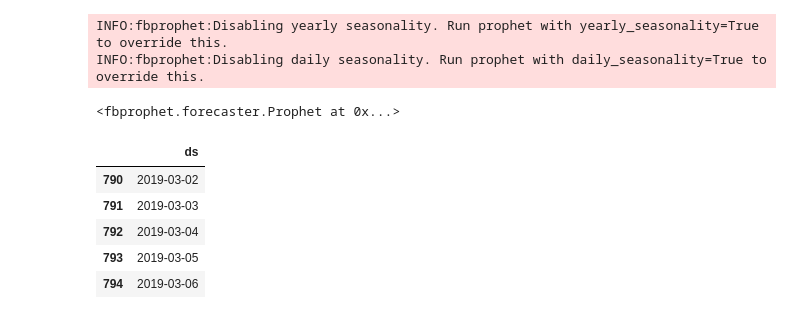
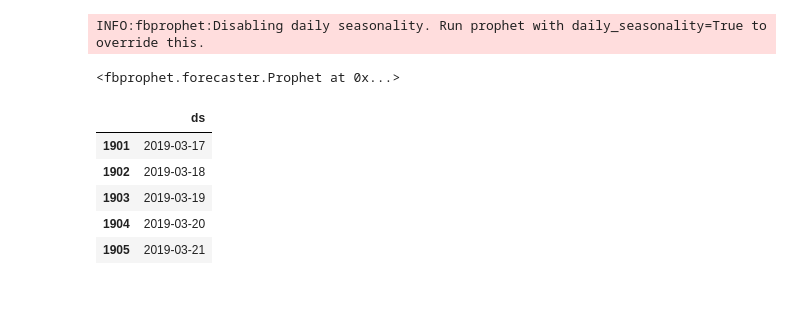
Before and after one commit to Jadezzz/Taipower_forecast, a Jupyter notebook: Prophet_model.ipynb, the cells around one changed output. Saved outputs shown, nothing was run; the diff lists cells and outputs as text; code cells hidden in the pictures.

```diff
--- a/Prophet_model.ipynb
+++ b/Prophet_model.ipynb
@@ -1,34 +7,31 @@
 # %%
-import pandas as pd
-import matplotlib.pyplot as plt
-%matplotlib inline
-from fbprophet import Prophet
+data_2014_2016 = pd.read_csv('./datasets/2014_2016_simple.csv')
 data_2017 = pd.read_csv('./datasets/2017_simple.csv')
 data_2018 = pd.read_csv('./datasets/2018_simple.csv')
 data_2019 = pd.read_csv('./datasets/2019_simple.csv')
+holidays = pd.read_csv('./datasets/holidays.csv')
 # %%
 data = pd.DataFrame()
-all_data = pd.concat([data_2017, data_2018], ignore_index = True, sort=False)
+all_data = pd.concat([data_2014_2016, data_2017, data_2018], ignore_index = True, sort=False)
 all_data.drop('Unnamed: 0', axis=1, inplace=True)
 
 data['ds'] = pd.to_datetime(all_data['date'], format='%Y%m%d').dt.strftime("%Y-%m-%d")
 data['y'] = all_data['peak_load']
 # %%
-m = Prophet()
+m = Prophet(holidays=holidays)
 m.fit(data)
 # %% [output]
-INFO:fbprophet:Disabling yearly seasonality. Run prophet with yearly_seasonality=True to override this.
 INFO:fbprophet:Disabling daily seasonality. Run prophet with daily_seasonality=True to override this.
 <fbprophet.forecaster.Prophet at 0x...>
 # %%
-future = m.make_future_dataframe(periods=65)
+future = m.make_future_dataframe(periods=80)
 future.tail()
 # %% [output]
 |  | ds |
-| 790 | 2019-03-02 |
-| 791 | 2019-03-03 |
-| 792 | 2019-03-04 |
-| 793 | 2019-03-05 |
-| 794 | 2019-03-06 |
+| 1901 | 2019-03-17 |
+| 1902 | 2019-03-18 |
+| 1903 | 2019-03-19 |
+| 1904 | 2019-03-20 |
+| 1905 | 2019-03-21 |
 # %%
 forecast = m.predict(future)
```
Also changed, not shown: parts of 8 cells of this notebook, 3 other files.
